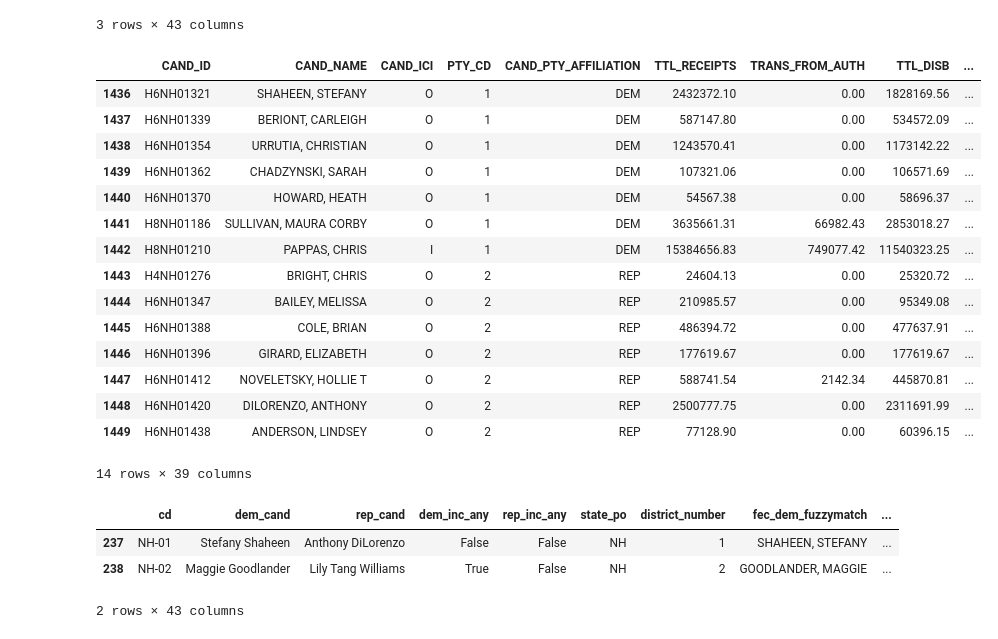
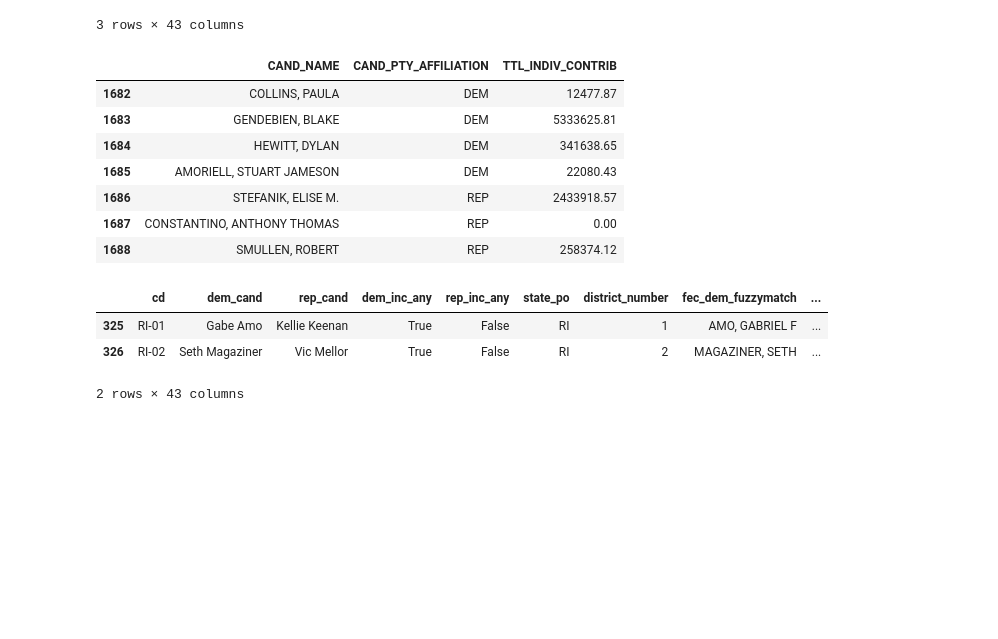
Before and after one commit to Hackquantumcpp/snoutcounter-midterms-2026-model, a Jupyter notebook: prediction/house/03-candidateinfo-wrangling.ipynb, the cells around one changed output. Cells and saved outputs as stored; diff of their text form; code cells hidden in the pictures; blank space fills up the shorter version.

```diff
--- a/prediction/house/03-candidateinfo-wrangling.ipynb
+++ b/prediction/house/03-candidateinfo-wrangling.ipynb
@@ -839,31 +839,23 @@ candinfo.head(3)
 for party in ['dem', 'rep']:
     candinfo[f'{party}_poll_avg'] = candinfo[f'{party}_poll_avg'].fillna(0)
 # %%
-fec[(fec['CAND_OFFICE_ST'] == 'NH') &
-    (fec['CAND_OFFICE_DISTRICT'] == 1)]
+fec[(fec['CAND_OFFICE_ST'] == 'NY') &
+    (fec['CAND_OFFICE_DISTRICT'] == 21)][['CAND_NAME', 'CAND_PTY_AFFILIATION', 'TTL_INDIV_CONTRIB']]
 # %% [output]
-|  | CAND_ID | CAND_NAME | CAND_ICI | PTY_CD | CAND_PTY_AFFILIATION | TTL_RECEIPTS | TRANS_FROM_AUTH | TTL_DISB | ... |
-| 1436 | H6NH01321 | SHAHEEN, STEFANY | O | 1 | DEM | 2432372.10 | 0.00 | 1828169.56 | ... |
-| 1437 | H6NH01339 | BERIONT, CARLEIGH | O | 1 | DEM | 587147.80 | 0.00 | 534572.09 | ... |
-| 1438 | H6NH01354 | URRUTIA, CHRISTIAN | O | 1 | DEM | 1243570.41 | 0.00 | 1173142.22 | ... |
-| 1439 | H6NH01362 | CHADZYNSKI, SARAH | O | 1 | DEM | 107321.06 | 0.00 | 106571.69 | ... |
-| 1440 | H6NH01370 | HOWARD, HEATH | O | 1 | DEM | 54567.38 | 0.00 | 58696.37 | ... |
-| 1441 | H8NH01186 | SULLIVAN, MAURA CORBY | O | 1 | DEM | 3635661.31 | 66982.43 | 2853018.27 | ... |
-| 1442 | H8NH01210 | PAPPAS, CHRIS | I | 1 | DEM | 15384656.83 | 749077.42 | 11540323.25 | ... |
-| 1443 | H4NH01276 | BRIGHT, CHRIS | O | 2 | REP | 24604.13 | 0.00 | 25320.72 | ... |
-| 1444 | H6NH01347 | BAILEY, MELISSA | O | 2 | REP | 210985.57 | 0.00 | 95349.08 | ... |
-| 1445 | H6NH01388 | COLE, BRIAN | O | 2 | REP | 486394.72 | 0.00 | 477637.91 | ... |
-| 1446 | H6NH01396 | GIRARD, ELIZABETH | O | 2 | REP | 177619.67 | 0.00 | 177619.67 | ... |
-| 1447 | H6NH01412 | NOVELETSKY, HOLLIE T | O | 2 | REP | 588741.54 | 2142.34 | 445870.81 | ... |
-| 1448 | H6NH01420 | DILORENZO, ANTHONY | O | 2 | REP | 2500777.75 | 0.00 | 2311691.99 | ... |
-| 1449 | H6NH01438 | ANDERSON, LINDSEY | O | 2 | REP | 77128.90 | 0.00 | 60396.15 | ... |
+|  | CAND_NAME | CAND_PTY_AFFILIATION | TTL_INDIV_CONTRIB |
+| 1682 | COLLINS, PAULA | DEM | 12477.87 |
+| 1683 | GENDEBIEN, BLAKE | DEM | 5333625.81 |
+| 1684 | HEWITT, DYLAN | DEM | 341638.65 |
+| 1685 | AMORIELL, STUART JAMESON | DEM | 22080.43 |
+| 1686 | STEFANIK, ELISE M. | REP | 2433918.57 |
+| 1687 | CONSTANTINO, ANTHONY THOMAS | REP | 0.00 |
+| 1688 | SMULLEN, ROBERT | REP | 258374.12 |
-14 rows × 39 columns
 # %%
-candinfo[candinfo['state_po'] == 'NH']
+candinfo[candinfo['state_po'] == 'RI']
 # %% [output]
 |  | cd | dem_cand | rep_cand | dem_inc_any | rep_inc_any | state_po | district_number | fec_dem_fuzzymatch | ... |
-| 237 | NH-01 | Stefany Shaheen | Anthony DiLorenzo | False | False | NH | 1 | SHAHEEN, STEFANY | ... |
-| 238 | NH-02 | Maggie Goodlander | Lily Tang Williams | True | False | NH | 2 | GOODLANDER, MAGGIE | ... |
+| 325 | RI-01 | Gabe Amo | Kellie Keenan | True | False | RI | 1 | AMO, GABRIEL F | ... |
+| 326 | RI-02 | Seth Magaziner | Vic Mellor | True | False | RI | 2 | MAGAZINER, SETH | ... |
 2 rows × 43 columns
 # %%
 candinfo.to_csv('transformed/2026_house_prediction_dataset.csv')
```
Also changed, not shown: parts of 5 cells of this notebook, 24 other files.
